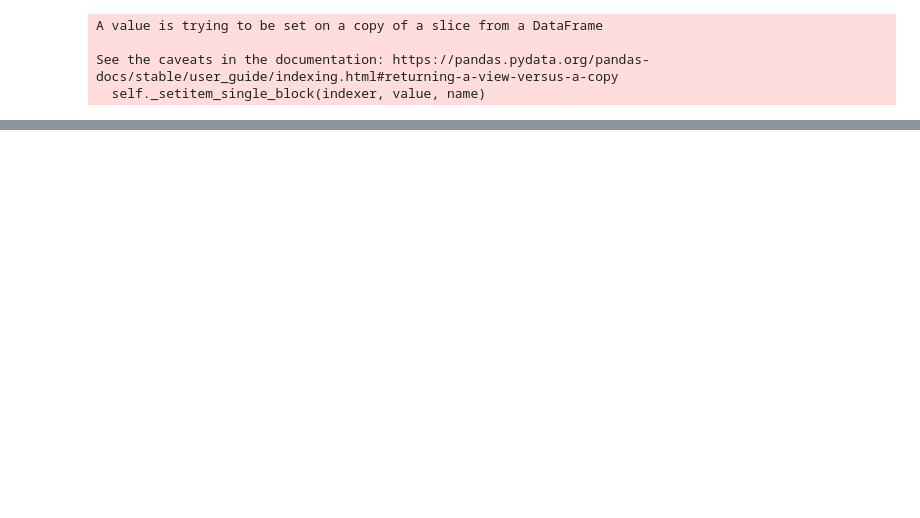
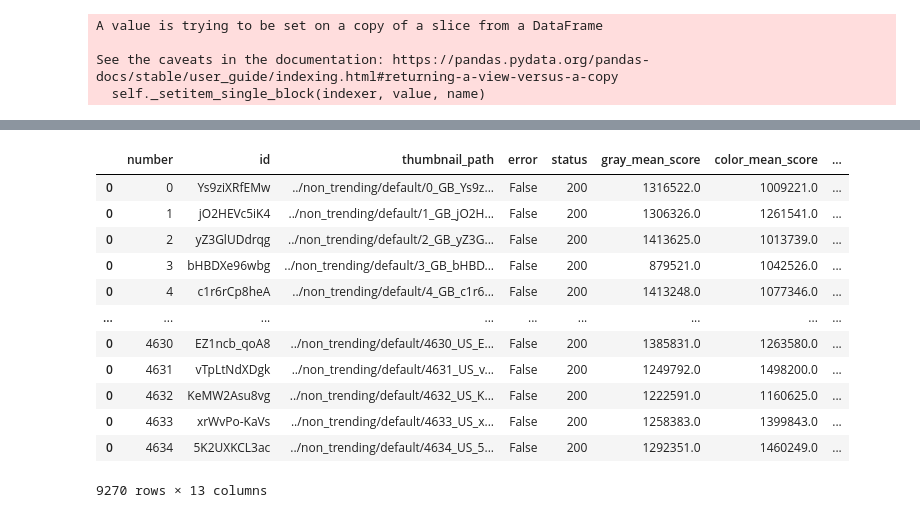
Before and after one commit to DominikKossinski/PED, a Jupyter notebook: ped5/add_attributes.ipynb, the cells around one changed output, grey strips where cells are left out. Saved outputs shown, nothing was run; the diff lists cells and outputs as text; code cells hidden in the pictures; blank space fills up the shorter version.

```diff
--- a/ped5/add_attributes.ipynb
+++ b/ped5/add_attributes.ipynb
@@ -139,11 +111,11 @@ gb["vevo"] = np.nan
 # %%
-data = gb
+data = videos_images
 for index in range(data.shape[0]):
 # for index in range(100):
-    if not eval(data["error"].iloc[index])[0]:
-        image_path = eval(data["thumbnail_path"].iloc[index])[0]
-        low_path = image_path.replace("maxres","").replace("\\","/")
-        img = cv2.imread(low_path)
+    if not data["error"].iloc[index]:
+        image_path = data["thumbnail_path"].iloc[index]
+        # low_path = image_path.replace("maxres","").replace("\\","/")
+        img = cv2.imread(image_path)
         if (img is None) or (img.shape[:2] != (90,120)): continue
         img = img[11:-11,:]
 
@@ -159,10 +131,6 @@ for index in range(data.shape[0]):
 
         data["edges_score"].iloc[index] = get_edges_score(img)
         data["entropy_score"].iloc[index] = get_entr_score(img)
-
-        ocr = data["ocr_texts"].iloc[index]
-        # if (get_vevo(ocr)): print(ocr)
-        data["vevo"].iloc[index] = get_vevo(ocr)
 # %% [output]
 A value is trying to be set on a copy of a slice from a DataFrame
 
@@ -198,27 +138,0 @@ us["vevo"] = np.nan
-# %%
-data = us
-for index in range(data.shape[0]):
-# for index in range(100):
-    if not eval(data["error"].iloc[index])[0]:
-        image_path = eval(data["thumbnail_path"].iloc[index])[0]
-        low_path = image_path.replace("maxres","").replace("\\","/")
-        img = cv2.imread(low_path)
-        if (img is None) or (img.shape[:2] != (90,120)): continue
-        img = img[11:-11,:]
-
-        data["gray_mean_score"].iloc[index] = get_gray_score(img)
-        data["color_mean_score"].iloc[index] = get_color_score(img)
-
-        gr,cols = get_hist_score(img)
-        r,g,b = cols
-        data["gray_hist_score"].iloc[index] = gr
-        data["red_hist_score"].iloc[index] = r
-        data["green_hist_score"].iloc[index] = g
-        data["blue_hist_score"].iloc[index] = b
-
-        data["edges_score"].iloc[index] = get_edges_score(img)
-        data["entropy_score"].iloc[index] = get_entr_score(img)
-
-        ocr = data["ocr_texts"].iloc[index]
-        # if (get_vevo(ocr)): print(ocr)
-        data["vevo"].iloc[index] = get_vevo(ocr)
@@ -280,0 +139,16 @@ save_csv('images_data',df,['GB_images_data','US_images_data'])
+# %%
+data
+# %% [output]
+|  | number | id | thumbnail_path | error | status | gray_mean_score | color_mean_score | ... |
+| 0 | 0 | Ys9ziXRfEMw | ../non_trending/default/0_GB_Ys9z... | False | 200 | 1316522.0 | 1009221.0 | ... |
+| 0 | 1 | jO2HEVc5iK4 | ../non_trending/default/1_GB_jO2H... | False | 200 | 1306326.0 | 1261541.0 | ... |
+| 0 | 2 | yZ3GlUDdrqg | ../non_trending/default/2_GB_yZ3G... | False | 200 | 1413625.0 | 1013739.0 | ... |
+| 0 | 3 | bHBDXe96wbg | ../non_trending/default/3_GB_bHBD... | False | 200 | 879521.0 | 1042526.0 | ... |
+| 0 | 4 | c1r6rCp8heA | ../non_trending/default/4_GB_c1r6... | False | 200 | 1413248.0 | 1077346.0 | ... |
+| ... | ... | ... | ... | ... | ... | ... | ... | ... |
+| 0 | 4630 | EZ1ncb_qoA8 | ../non_trending/default/4630_US_E... | False | 200 | 1385831.0 | 1263580.0 | ... |
+| 0 | 4631 | vTpLtNdXDgk | ../non_trending/default/4631_US_v... | False | 200 | 1249792.0 | 1498200.0 | ... |
+| 0 | 4632 | KeMW2Asu8vg | ../non_trending/default/4632_US_K... | False | 200 | 1222591.0 | 1160625.0 | ... |
+| 0 | 4633 | xrWvPo-KaVs | ../non_trending/default/4633_US_x... | False | 200 | 1258383.0 | 1399843.0 | ... |
+| 0 | 4634 | 5K2UXKCL3ac | ../non_trending/default/4634_US_5... | False | 200 | 1292351.0 | 1460249.0 | ... |
+9270 rows × 13 columns
```
Also changed, not shown: parts of 21 cells of this notebook, 6 other files.
